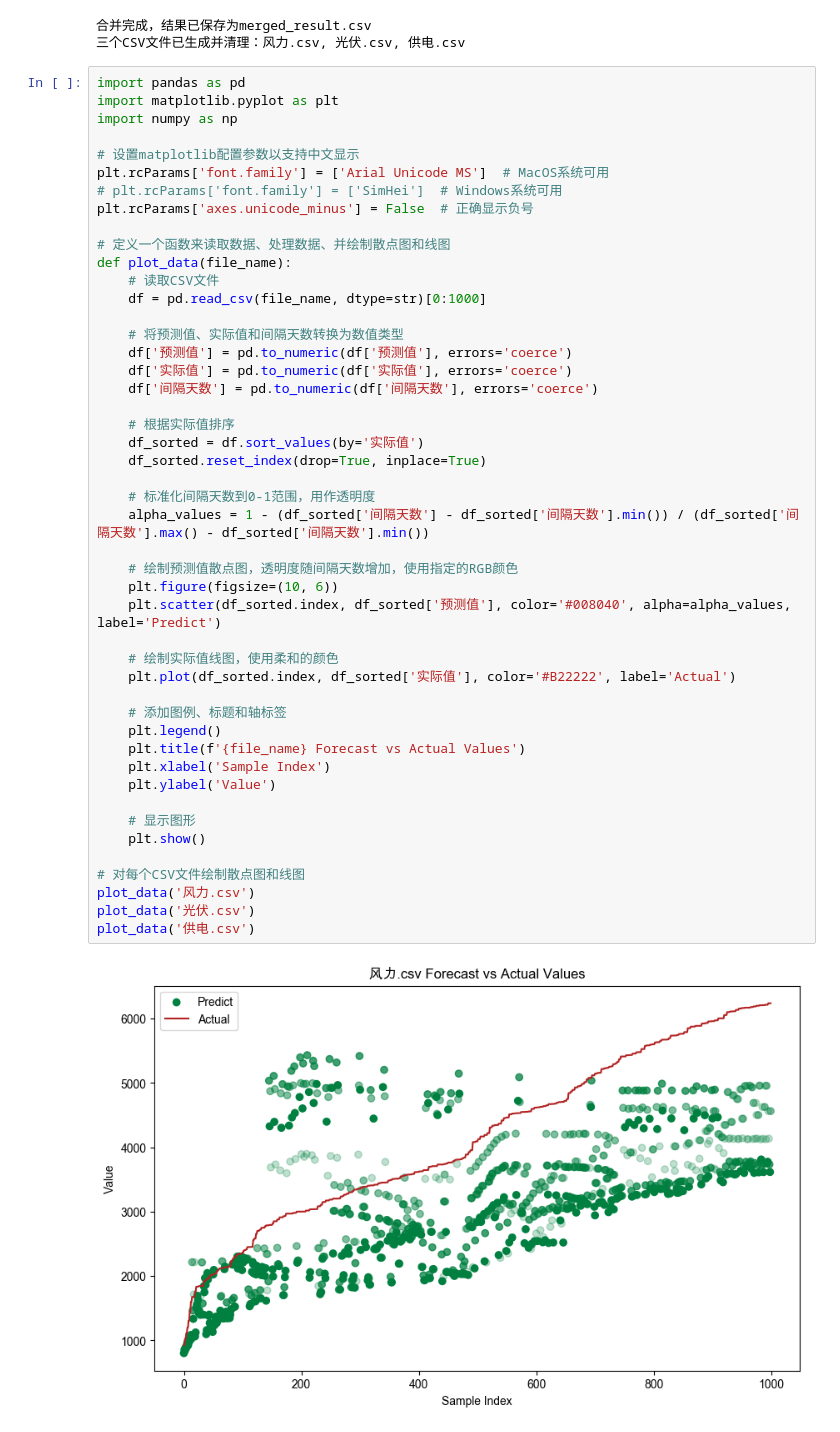
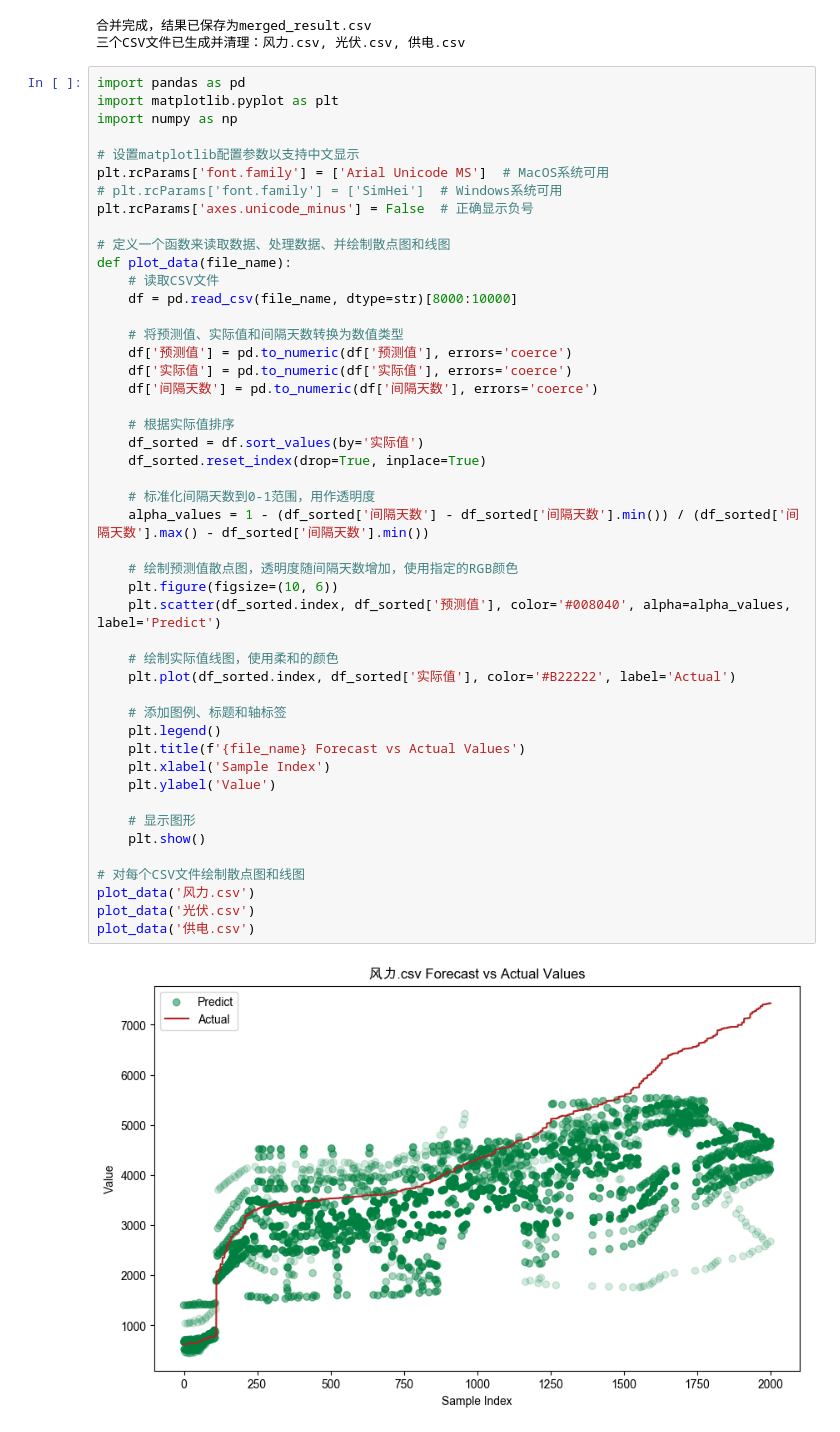
Before and after one commit to mcxiaoxiao/T-MPC, a Jupyter notebook: fydyc/datavisible.ipynb, the cells around one changed output. Drawn from its saved outputs; the diff is of its cells as text.

```diff
--- a/fydyc/datavisible.ipynb
+++ b/fydyc/datavisible.ipynb
@@ -78,7 +78,7 @@ plt.rcParams['axes.unicode_minus'] = False  # 正确显示负号
 # 定义一个函数来读取数据、处理数据、并绘制散点图和线图
 def plot_data(file_name):
     # 读取CSV文件
-    df = pd.read_csv(file_name, dtype=str)[0:1000]
+    df = pd.read_csv(file_name, dtype=str)[8000:10000]
 
     # 将预测值、实际值和间隔天数转换为数值类型
     df['预测值'] = pd.to_numeric(df['预测值'], errors='coerce')
@@ -86,31 +86,31 @@ def plot_data(file_name):
     df['间隔天数'] = pd.to_numeric(df['间隔天数'], errors='coerce')
 
     # 根据实际值排序
     df_sorted = df.sort_values(by='实际值')
     df_sorted.reset_index(drop=True, inplace=True)
 
     # 标准化间隔天数到0-1范围，用作透明度
     alpha_values = 1 - (df_sorted['间隔天数'] - df_sorted['间隔天数'].min()) / (df_sorted['间隔天数'].max() - df_sorted['间隔天数'].min())
 
     # 绘制预测值散点图，透明度随间隔天数增加，使用指定的RGB颜色
     plt.figure(figsize=(10, 6))
     plt.scatter(df_sorted.index, df_sorted['预测值'], color='#008040', alpha=alpha_values, label='Predict')
 
     # 绘制实际值线图，使用柔和的颜色
     plt.plot(df_sorted.index, df_sorted['实际值'], color='#B22222', label='Actual')
 
     # 添加图例、标题和轴标签
     plt.legend()
     plt.title(f'{file_name} Forecast vs Actual Values')
     plt.xlabel('Sample Index')
     plt.ylabel('Value')
 
     # 显示图形
     plt.show()
 
 # 对每个CSV文件绘制散点图和线图
 plot_data('风力.csv')
 plot_data('光伏.csv')
 plot_data('供电.csv')
 # %% [output]
-[figure, old version]
+[figure, new version]
```
Also changed, not shown: parts of 2 cells of this notebook, 5 other files.
